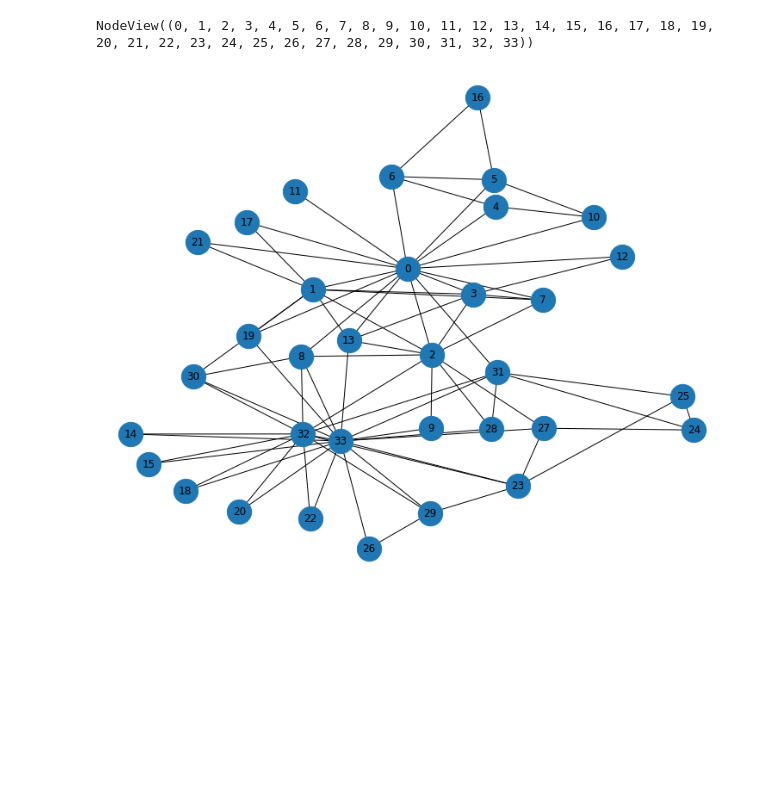
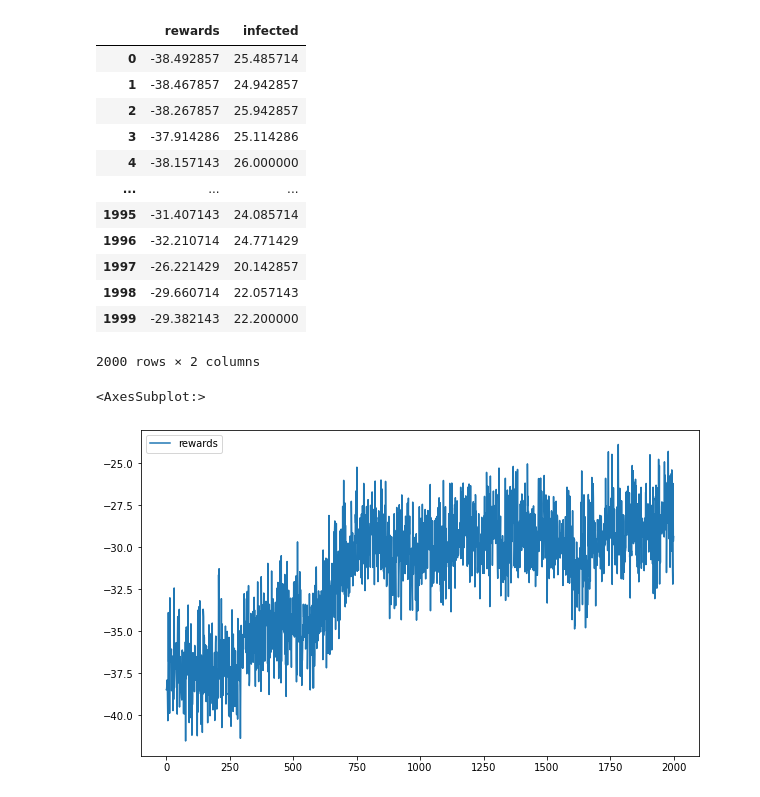
Before and after one commit to pipixiax0r/RLRIM_code, a Jupyter notebook: Untitled.ipynb, the cells around one changed output. Cells and saved outputs as stored; diff of their text form; code cells hidden in the pictures; blank space fills up the shorter version.

```diff
--- a/Untitled.ipynb
+++ b/Untitled.ipynb
@@ -6,9 +5,24 @@ G = nx.karate_club_graph()
-# %%
-G.nodes
-# %% [output]
-NodeView((0, 1, 2, 3, 4, 5, 6, 7, 8, 9, 10, 11, 12, 13, 14, 15, 16, 17, 18, 19, 20, 21, 22, 23, 24, 25, 26, 27, 28, 29, 30, 31, 32, 33))
-# %%
-fig = plt.figure(figsize=(10,8))
-nx.draw_kamada_kawai(G, with_labels=True, node_size=800)
-# %% [output]
-[figure, removed]
+# %%
+df = pd.read_csv('karate_seeds1_blockers1.csv')
+# %%
+df
+# %% [output]
+|  | rewards | infected |
+| 0 | -38.492857 | 25.485714 |
+| 1 | -38.467857 | 24.942857 |
+| 2 | -38.267857 | 25.942857 |
+| 3 | -37.914286 | 25.114286 |
+| 4 | -38.157143 | 26.000000 |
+| ... | ... | ... |
+| 1995 | -31.407143 | 24.085714 |
+| 1996 | -32.210714 | 24.771429 |
+| 1997 | -26.221429 | 20.142857 |
+| 1998 | -29.660714 | 22.057143 |
+| 1999 | -29.382143 | 22.200000 |
+2000 rows × 2 columns
+# %%
+plt.figure(figsize=(10,6))
+sns.lineplot(data=df.drop('infected', axis=1))
+# %% [output]
+<AxesSubplot:>
+[figure, added]
```
Also changed, not shown: parts of 3 cells of this notebook, 8 other files.
